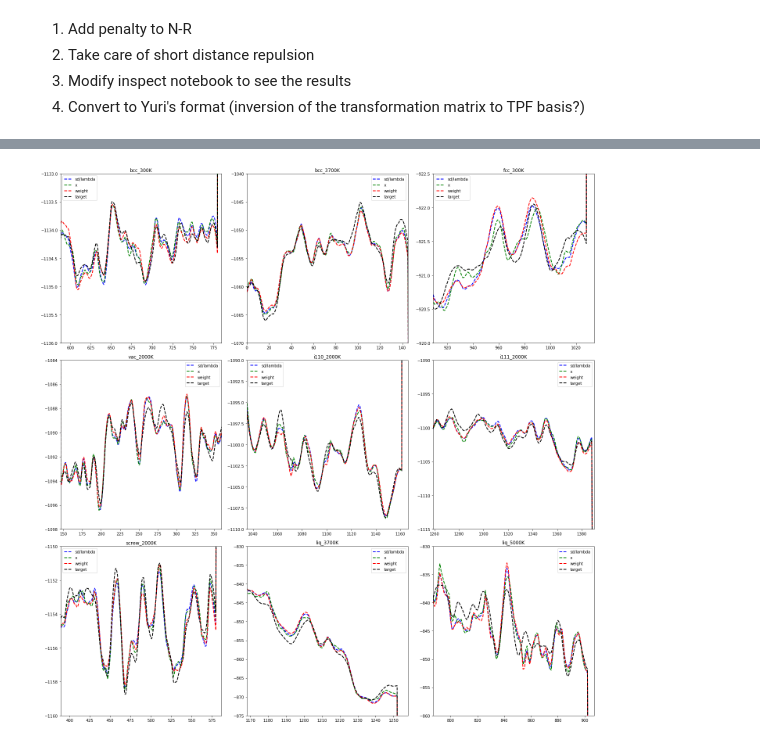
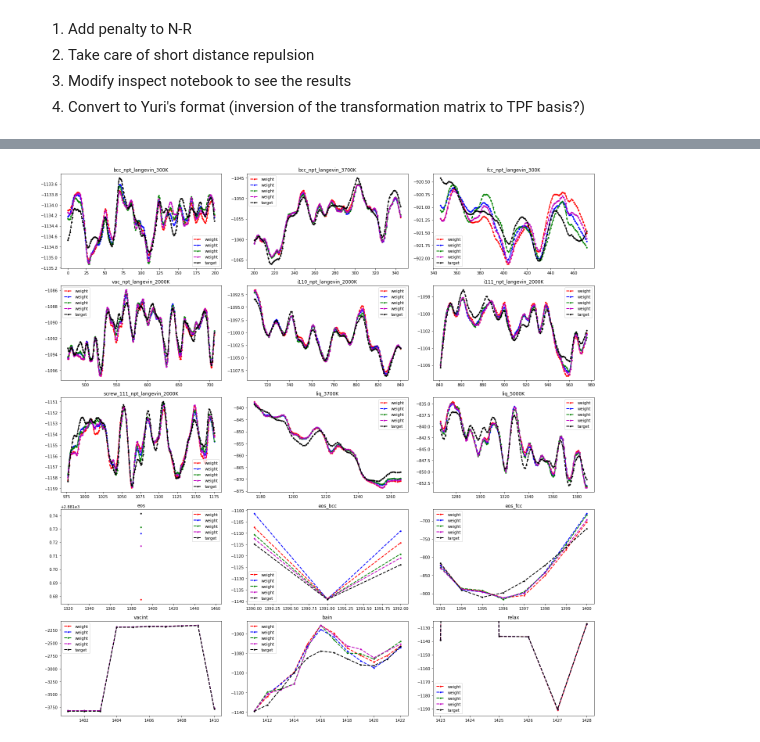
Before and after one commit to vlcekl/eam-models, a Jupyter notebook: notebooks/optimize_linear_eos.ipynb, the cells around one changed output, grey strips where cells are left out. Drawn from its saved outputs; the diff is of its cells as text; code cells hidden in the pictures.

```diff
--- a/notebooks/optimize_linear_eos.ipynb
+++ b/notebooks/optimize_linear_eos.ipynb
@@ -1316,21 +713,54 @@ trj_bounds = [
+# %%
+tkeys = ['bcc_npt_langevin_300K',
+'bcc_npt_langevin_3700K',
+ 'fcc_npt_langevin_300K',
+ 'vac_npt_langevin_2000K',
+ 'i110_npt_langevin_2000K',
+ 'i111_npt_langevin_2000K',
+ 'screw_111_npt_langevin_2000K',
+ 'liq_3700K',
+ 'liq_5000K',
+ 'eos',
+ 'eos_bcc',
+ 'eos_fcc',
+ 'vacint',
+ 'bain',
+ 'relax']
+# %%
+for i, stat in enumerate(stats_list[1:2]):
+    Xall, yall, beta, bounds = make_sd_matrices(targets, stat, keytrj=tkeys, weights=False)
 # %%
-fig, axes = plt.subplots(nrows=3, ncols=3, figsize=(20,20))
+fig, axes = plt.subplots(nrows=5, ncols=3, figsize=(20,20))
 
-for k, trj in enumerate(trj_bounds):
+for k, trj in enumerate(tkeys):
 
     i, j = divmod(k, 3)
 
-    axes[i,j].set_title(trj[2])
+    axes[i,j].set_title(trj)
 
-    axes[i,j].plot(X.dot(b_lamb), 'b--', lw=2, label='sd/lambda')
-    axes[i,j].plot(X.dot(b_ext), 'g--', lw=2, label='x')
-    axes[i,j].plot(X.dot(b_weight), 'r--', lw=2, label='weight')
-    axes[i,j].plot(y, 'k--', lw=2, label='target')
+#    axes[i,j].plot(X.dot(b_lamb), 'b--', lw=2, label='sd/lambda')
+#    axes[i,j].plot(X.dot(b_ext), 'g--', lw=2, label='x')
+    rr = list(range(bounds[k][0], bounds[k][1]))
+
+    axes[i,j].plot(rr, Xall.dot(b_weight10)[bounds[k][0]:bounds[k][1]], 'r.--', lw=2, label='weight')
+    axes[i,j].plot(rr, Xall.dot(b_weight7)[bounds[k][0]:bounds[k][1]], 'b.--', lw=2, label='weight')
+    axes[i,j].plot(rr, Xall.dot(b_weight8)[bounds[k][0]:bounds[k][1]], 'g.--', lw=2, label='weight')
+    axes[i,j].plot(rr, Xall.dot(b_weight9)[bounds[k][0]:bounds[k][1]], 'm.--', lw=2, label='weight')
+    #axes[i,j].plot(rr, Xall.dot(b_init)[bounds[k][0]:bounds[k][1]], 'y.--', lw=2, label='weight')
+
+    axes[i,j].plot(rr, yall[bounds[k][0]:bounds[k][1]], 'k.--', lw=2, label='target')
     axes[i,j].legend()
 
-    axes[i,j].set_xlim(*trj[0])
-    axes[i,j].set_ylim(*trj[1])
+    if trj == 'relax':
+        axes[i,j].set_ylim(-1195, -1125)
+
+#     if trj == 'eos':
+#         axes[i,j].set_ylim(-1195, 0)
+#         axes[i,j].set_xlim(1390,1392)
+
+    #axes[i,j].set_xlim(*bounds[k][0])
+    #axes[i,j].set_ylim(*bounds[k][1])
 
 plt.tight_layout()
 # %% [output]
-[figure, old version]
+[figure, new version]
```
Also changed, not shown: parts of 58 cells of this notebook, 2 other files.
